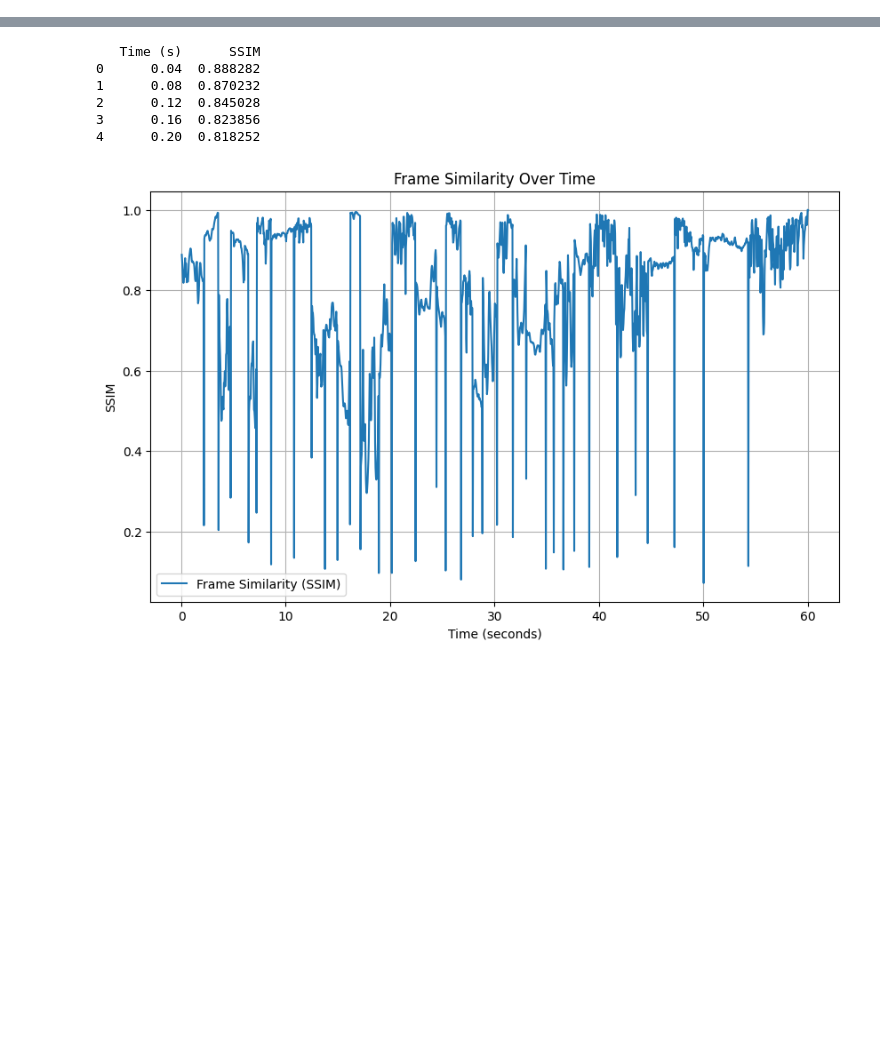
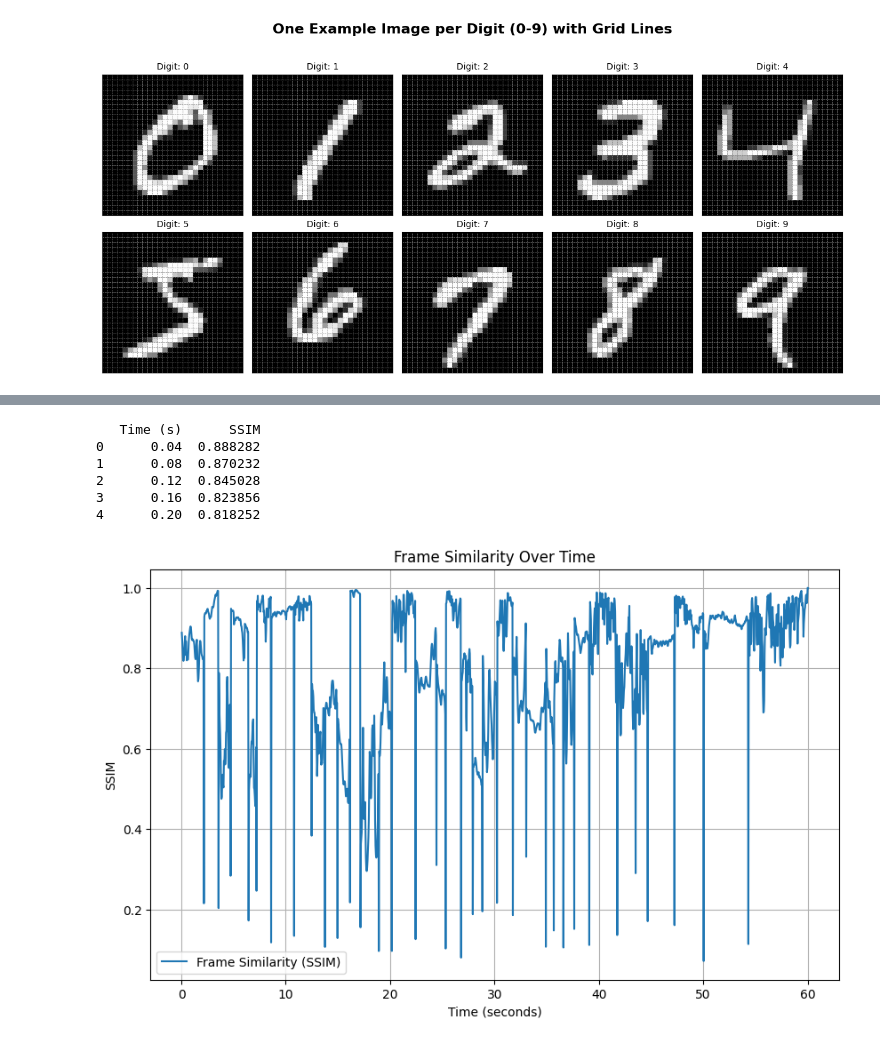
Before and after one commit to cca-cce/osm-cca, a Jupyter notebook: jnb/simm71/cv3_lecture.ipynb, the cells around one changed output, grey strips where cells are left out. Saved outputs shown, nothing was run; the diff lists cells and outputs as text; code cells hidden in the pictures; blank space fills up the shorter version.

```diff
--- a/jnb/simm71/cv3_lecture.ipynb
+++ b/jnb/simm71/cv3_lecture.ipynb
@@ -2,0 +181,39 @@
+# %%
+import matplotlib.pyplot as plt
+import numpy as np
+from tensorflow.keras.datasets import mnist
+
+# Step 1: Load the MNIST dataset
+(train_images, train_labels), (test_images, test_labels) = mnist.load_data()
+
+# Combine training and test sets
+images = np.concatenate([train_images, test_images])
+labels = np.concatenate([train_labels, test_labels])
+
+# Step 2: Select one image per digit (0 through 9)
+selected_images = []
+for digit in range(10):
+    digit_indices = np.where(labels == digit)[0]
+    selected_images.append(images[digit_indices[0]])  # Pick the first occurrence of each digit
+
+# Step 3: Plot the selected images in a 2-row by 5-column grid with grid lines
+fig, axes = plt.subplots(2, 5, figsize=(12, 6))
+
+for i, ax in enumerate(axes.flat):
+    ax.imshow(selected_images[i], cmap='gray')
+    ax.set_title(f"Digit: {i}", fontsize=10)
+    ax.axis('on')
+    ax.set_xticks(np.arange(-0.5, 28, 1))  # Add grid ticks
+    ax.set_yticks(np.arange(-0.5, 28, 1))
+    ax.grid(visible=True, color='gray', linestyle='--', linewidth=0.5)
+    ax.tick_params(left=False, bottom=False, labelleft=False, labelbottom=False)
+
+# Add a suptitle
+fig.suptitle("One Example Image per Digit (0-9) with Grid Lines", fontsize=16, weight='bold')
+
+# Adjust spacing between subplots
+fig.tight_layout()
+fig.subplots_adjust(top=0.88)  # Leave space for the suptitle
+
+plt.show()
+# %% [output]
@@ -2,0 +222 @@
+[figure, added]
```
Also changed, not shown: parts of 33 cells of this notebook.
